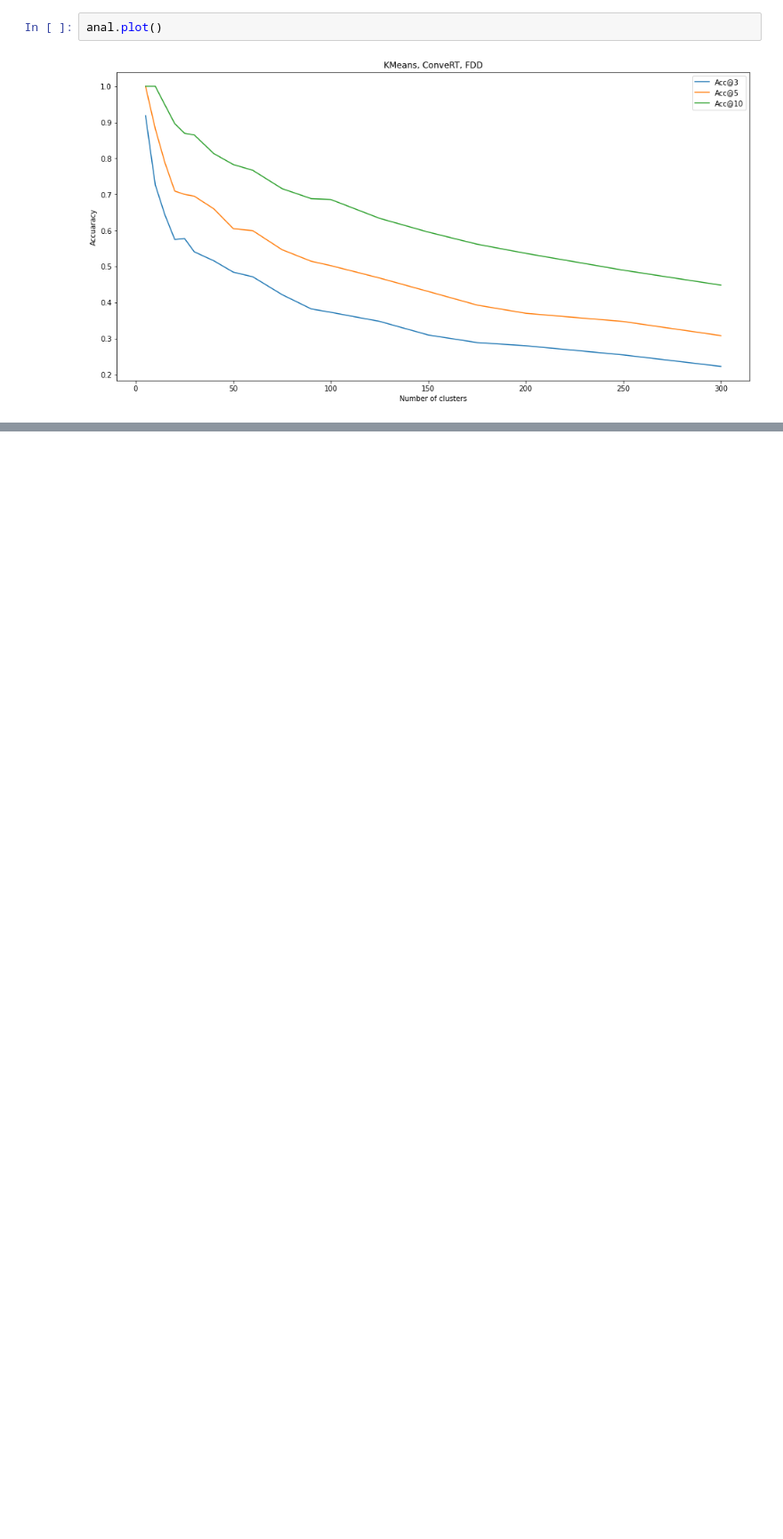
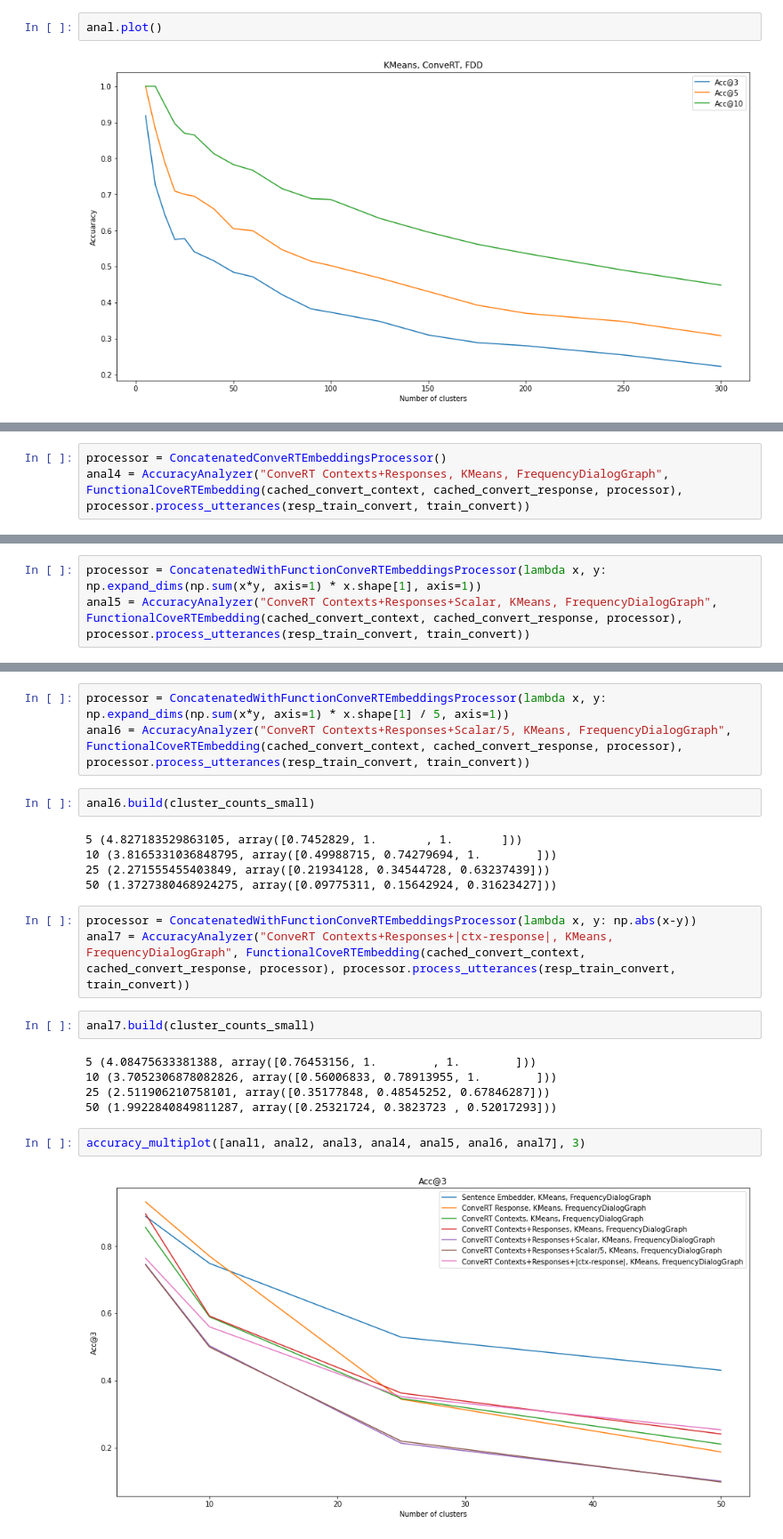
Before and after one commit to Gaoadt/dialog-graph-construction, a Jupyter notebook: notebooks/DialogGraphConstructing.ipynb, the cells around one changed output, grey strips where cells are left out. Shown at 89% size. Drawn from its saved outputs; the diff is of its cells as text; blank space fills up the shorter version.

```diff
--- a/notebooks/DialogGraphConstructing.ipynb
+++ b/notebooks/DialogGraphConstructing.ipynb
@@ -1917,0 +2027,3 @@ anal.plot()
+# %%
+processor = ConcatenatedConveRTEmbeddingsProcessor()
+anal4 = AccuracyAnalyzer("ConveRT Contexts+Responses, KMeans, FrequencyDialogGraph", FunctionalCoveRTEmbedding(cached_convert_context, cached_convert_response, processor), processor.process_utterances(resp_train_convert, train_convert))
@@ -1917,0 +2037,3 @@ anal.plot()
+# %%
+processor = ConcatenatedWithFunctionConveRTEmbeddingsProcessor(lambda x, y: np.expand_dims(np.sum(x*y, axis=1) * x.shape[1], axis=1))
+anal5 = AccuracyAnalyzer("ConveRT Contexts+Responses+Scalar, KMeans, FrequencyDialogGraph", FunctionalCoveRTEmbedding(cached_convert_context, cached_convert_response, processor), processor.process_utterances(resp_train_convert, train_convert))
@@ -1917,0 +2047,24 @@ anal.plot()
+# %%
+processor = ConcatenatedWithFunctionConveRTEmbeddingsProcessor(lambda x, y: np.expand_dims(np.sum(x*y, axis=1) * x.shape[1] / 5, axis=1))
+anal6 = AccuracyAnalyzer("ConveRT Contexts+Responses+Scalar/5, KMeans, FrequencyDialogGraph", FunctionalCoveRTEmbedding(cached_convert_context, cached_convert_response, processor), processor.process_utterances(resp_train_convert, train_convert))
+# %%
+anal6.build(cluster_counts_small)
+# %% [output]
+5 (4.827183529863105, array([0.7452829, 1.       , 1.       ]))
+10 (3.8165331036848795, array([0.49988715, 0.74279694, 1.        ]))
+25 (2.271555455403849, array([0.21934128, 0.34544728, 0.63237439]))
+50 (1.3727380468924275, array([0.09775311, 0.15642924, 0.31623427]))
+# %%
+processor = ConcatenatedWithFunctionConveRTEmbeddingsProcessor(lambda x, y: np.abs(x-y))
+anal7 = AccuracyAnalyzer("ConveRT Contexts+Responses+|ctx-response|, KMeans, FrequencyDialogGraph", FunctionalCoveRTEmbedding(cached_convert_context, cached_convert_response, processor), processor.process_utterances(resp_train_convert, train_convert))
+# %%
+anal7.build(cluster_counts_small)
+# %% [output]
+5 (4.08475633381388, array([0.76453156, 1.        , 1.        ]))
+10 (3.7052306878082826, array([0.56006833, 0.78913955, 1.        ]))
+25 (2.511906210758101, array([0.35177848, 0.48545252, 0.67846287]))
+50 (1.9922840849811287, array([0.25321724, 0.3823723 , 0.52017293]))
+# %%
+accuracy_multiplot([anal1, anal2, anal3, anal4, anal5, anal6, anal7], 3)
+# %% [output]
+[figure, added]
```
Also changed, not shown: parts of 29 cells of this notebook.
